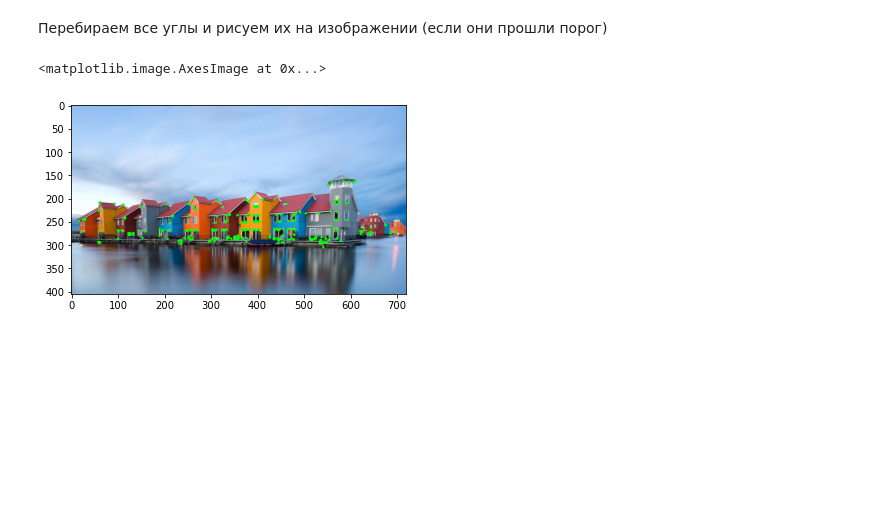
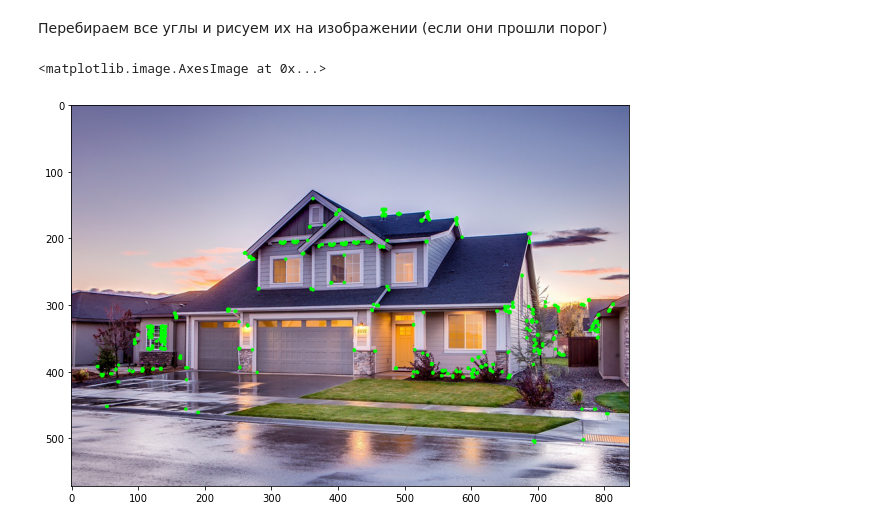
Before and after one commit to mfedoriv/image-processing, a Jupyter notebook: Image_processing.ipynb, the cells around one changed output. Cells and saved outputs as stored; diff of their text form; code cells hidden in the pictures; blank space fills up the shorter version.

```diff
--- a/Image_processing.ipynb
+++ b/Image_processing.ipynb
@@ -148,7 +182,7 @@ thresh = 0.1*dst.max()
 # %% [markdown]
 Делаем копию изображения для того, чтобы нарисовать на нём углы
 # %%
-corner_image = np.copy(image_copy)
+corner_image = np.copy(img)
 # %% [markdown]
 Перебираем все углы и рисуем их на изображении (если они прошли порог)
 # %%
@@ -157,8 +191,9 @@ for j in range(0, dst.shape[0]):
         if(dst[j,i] > thresh):
             # image, center pt, radius, color, thickness
             cv2.circle( corner_image, (i, j), 1, (0,255,0), 1)
-# %%
-plt.imshow(corner_image)
-# %% [output]
-<matplotlib.image.AxesImage at 0x...>
-[figure, removed]
+# %%
+plt.figure(figsize = (10,10))
+plt.imshow(cv2.cvtColor(corner_image, cv2.COLOR_BGR2RGB))
+# %% [output]
+<matplotlib.image.AxesImage at 0x...>
+[figure, added]
```
Also changed, not shown: parts of 23 cells of this notebook.
